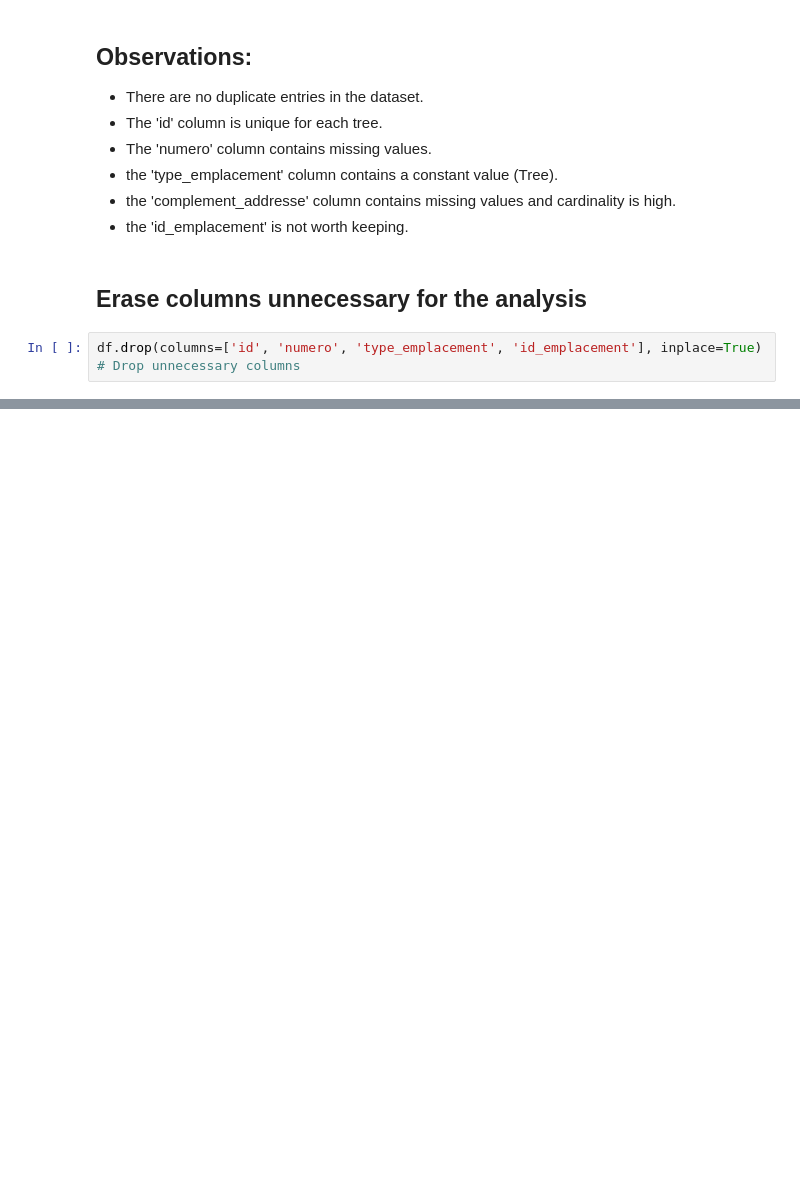
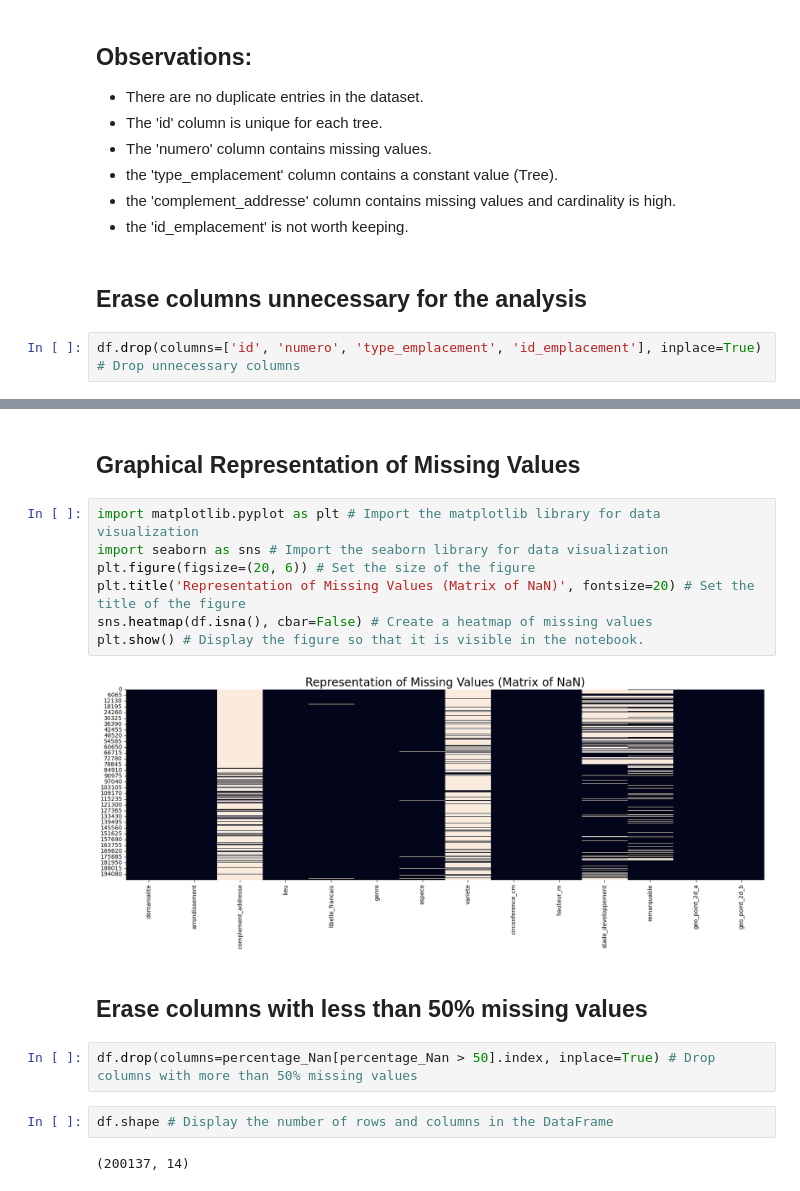
Before and after one commit to preudh/OC_IA_P2_concours_smart_city, a Jupyter notebook: notebooks/smartcity.ipynb, the cells around one changed output, grey strips where cells are left out. Drawn from its saved outputs; the diff is of its cells as text; blank space fills up the shorter version.

Commit message:
Graphical Representation

```diff
--- a/notebooks/smartcity.ipynb
+++ b/notebooks/smartcity.ipynb
@@ -239,0 +315,19 @@ df.head() # Display the first few rows of the DataFrame
+# %% [markdown]
+## Graphical Representation of Missing Values
+# %%
+import matplotlib.pyplot as plt # Import the matplotlib library for data visualization
+import seaborn as sns # Import the seaborn library for data visualization
+plt.figure(figsize=(20, 6)) # Set the size of the figure
+plt.title('Representation of Missing Values (Matrix of NaN)', fontsize=20) # Set the title of the figure
+sns.heatmap(df.isna(), cbar=False) # Create a heatmap of missing values
+plt.show() # Display the figure so that it is visible in the notebook.
+# %% [output]
+[figure, added]
+# %% [markdown]
+## Erase columns with less than 50% missing values
+# %%
+df.drop(columns=percentage_Nan[percentage_Nan > 50].index, inplace=True) # Drop columns with more than 50% missing values
+# %%
+df.shape # Display the number of rows and columns in the DataFrame
+# %% [output]
+(200137, 14)
```
Also changed, not shown: parts of 12 cells of this notebook.
